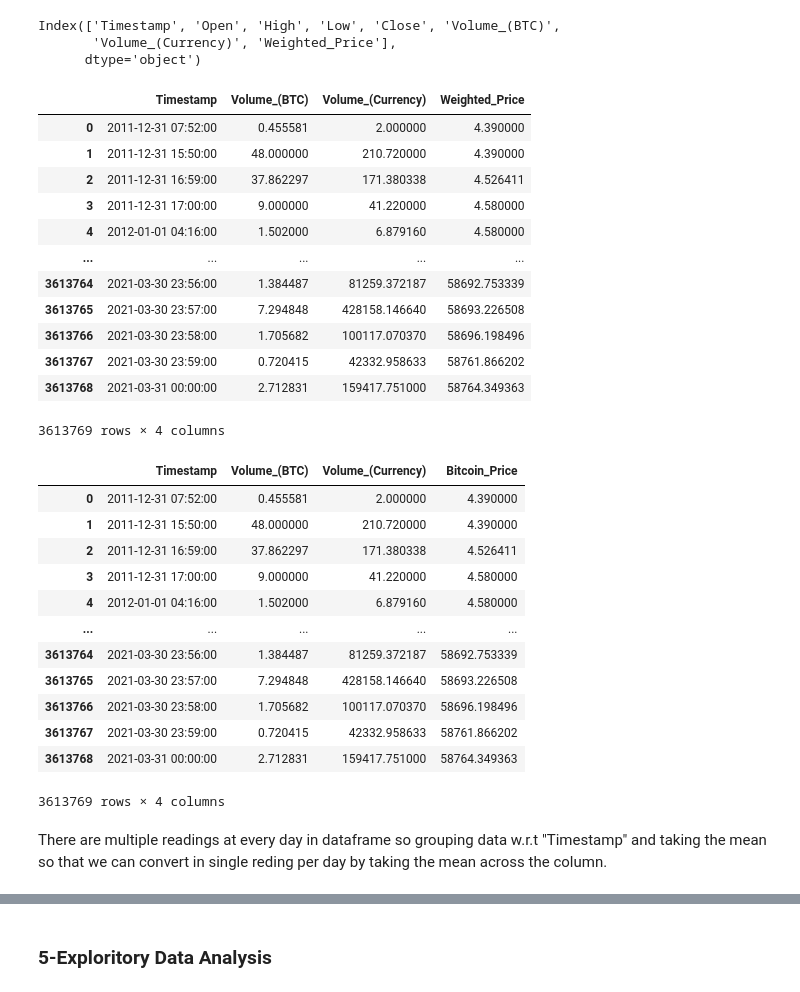
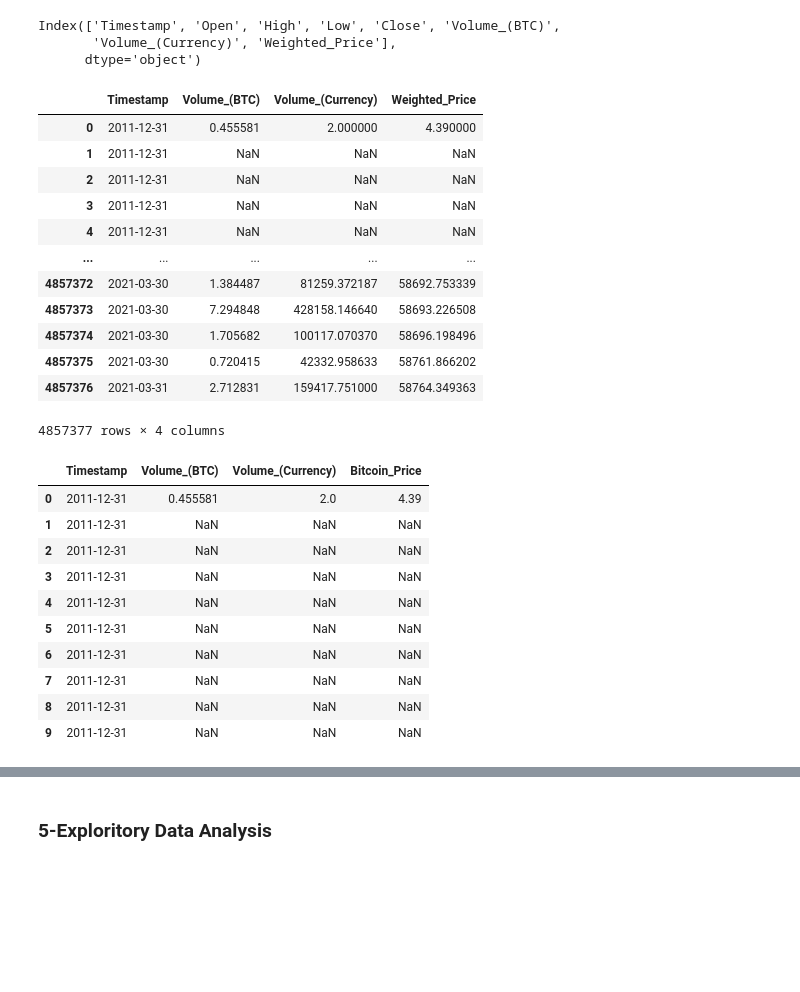
Before and after one commit to FaizanHameed1/Bitcoin-Price-Prediction-using-LSTM, a Jupyter notebook: Bitcoin_Price_Prediction_using_LSTM.ipynb, the cells around one changed output, grey strips where cells are left out. Saved outputs shown, nothing was run; the diff lists cells and outputs as text; code cells hidden in the pictures; blank space fills up the shorter version.

```diff
--- a/Bitcoin_Price_Prediction_using_LSTM.ipynb
+++ b/Bitcoin_Price_Prediction_using_LSTM.ipynb
@@ -88,7 +86,3 @@ d_frame.shape # No of rows and columns in this dataframe
 (4857377, 8)
 # %% [markdown]
 ### 4-Data Cleaning
-# %%
-# We want to replace missing values i.e "?" to Python's default missing value marker "NaN"
-d_frame.replace("?", np.nan, inplace = True)
-d_frame.head(10)
@@ -151,7 +88,0 @@ We can see from data that there are whole rows of missing values which we can't
-# %%
-# simply drop whole rows with NaN in "Weighted_Price" column
-d_frame.dropna(subset=["Weighted_Price"], axis=0, inplace=True)
-
-# reset index, because we droped many rows
-d_frame.reset_index(drop=True, inplace=True)
-d_frame.head(10)
@@ -179,6 +91,6 @@ Now we are going to convert time stemp to date.
 # %%
-d_frame["Timestamp"]=pd.to_datetime(d_frame['Timestamp'],unit='s')#.dt.date #We converted in time stamp format
+d_frame["Timestamp"]=pd.to_datetime(d_frame['Timestamp'],unit='s').dt.date #We converted in time stamp format
 #d_frame = d_frame.set_index(['Timestamp']) #If we want to set "Timestamp" as index.
-d_frame.head(10)
+d_frame.head(5)
 # %% [output]
 |  | Timestamp | Open | High | Low | Close | Volume_(BTC) | Volume_(Currency) | Weighted_Price |
@@ -226,38 +133,34 @@ d_frame.drop(['Open',"High",'Low','Close'] , inplace=True, axis=1)
 d_frame
 # %% [output]
 |  | Timestamp | Volume_(BTC) | Volume_(Currency) | Weighted_Price |
-| 0 | 2011-12-31 07:52:00 | 0.455581 | 2.000000 | 4.390000 |
-| 1 | 2011-12-31 15:50:00 | 48.000000 | 210.720000 | 4.390000 |
-| 2 | 2011-12-31 16:59:00 | 37.862297 | 171.380338 | 4.526411 |
-| 3 | 2011-12-31 17:00:00 | 9.000000 | 41.220000 | 4.580000 |
-| 4 | 2012-01-01 04:16:00 | 1.502000 | 6.879160 | 4.580000 |
+| 0 | 2011-12-31 | 0.455581 | 2.000000 | 4.390000 |
+| 1 | 2011-12-31 | NaN | NaN | NaN |
+| 2 | 2011-12-31 | NaN | NaN | NaN |
+| 3 | 2011-12-31 | NaN | NaN | NaN |
+| 4 | 2011-12-31 | NaN | NaN | NaN |
 | ... | ... | ... | ... | ... |
-| 3613764 | 2021-03-30 23:56:00 | 1.384487 | 81259.372187 | 58692.753339 |
-| 3613765 | 2021-03-30 23:57:00 | 7.294848 | 428158.146640 | 58693.226508 |
-| 3613766 | 2021-03-30 23:58:00 | 1.705682 | 100117.070370 | 58696.198496 |
-| 3613767 | 2021-03-30 23:59:00 | 0.720415 | 42332.958633 | 58761.866202 |
-| 3613768 | 2021-03-31 00:00:00 | 2.712831 | 159417.751000 | 58764.349363 |
+| 4857372 | 2021-03-30 | 1.384487 | 81259.372187 | 58692.753339 |
+| 4857373 | 2021-03-30 | 7.294848 | 428158.146640 | 58693.226508 |
+| 4857374 | 2021-03-30 | 1.705682 | 100117.070370 | 58696.198496 |
+| 4857375 | 2021-03-30 | 0.720415 | 42332.958633 | 58761.866202 |
+| 4857376 | 2021-03-31 | 2.712831 | 159417.751000 | 58764.349363 |
-3613769 rows × 4 columns
+4857377 rows × 4 columns
 # %%
 #Renaming Column "Weighted_Price"
 d_frame.rename(columns={'Weighted_Price': 'Bitcoin_Price'}, inplace=True)
-d_frame
+d_frame.head(10)
 # %% [output]
 |  | Timestamp | Volume_(BTC) | Volume_(Currency) | Bitcoin_Price |
-| 0 | 2011-12-31 07:52:00 | 0.455581 | 2.000000 | 4.390000 |
-| 1 | 2011-12-31 15:50:00 | 48.000000 | 210.720000 | 4.390000 |
-| 2 | 2011-12-31 16:59:00 | 37.862297 | 171.380338 | 4.526411 |
-| 3 | 2011-12-31 17:00:00 | 9.000000 | 41.220000 | 4.580000 |
-| 4 | 2012-01-01 04:16:00 | 1.502000 | 6.879160 | 4.580000 |
-| ... | ... | ... | ... | ... |
-| 3613764 | 2021-03-30 23:56:00 | 1.384487 | 81259.372187 | 58692.753339 |
-| 3613765 | 2021-03-30 23:57:00 | 7.294848 | 428158.146640 | 58693.226508 |
-| 3613766 | 2021-03-30 23:58:00 | 1.705682 | 100117.070370 | 58696.198496 |
-| 3613767 | 2021-03-30 23:59:00 | 0.720415 | 42332.958633 | 58761.866202 |
-| 3613768 | 2021-03-31 00:00:00 | 2.712831 | 159417.751000 | 58764.349363 |
+| 0 | 2011-12-31 | 0.455581 | 2.0 | 4.39 |
+| 1 | 2011-12-31 | NaN | NaN | NaN |
+| 2 | 2011-12-31 | NaN | NaN | NaN |
+| 3 | 2011-12-31 | NaN | NaN | NaN |
+| 4 | 2011-12-31 | NaN | NaN | NaN |
+| 5 | 2011-12-31 | NaN | NaN | NaN |
+| 6 | 2011-12-31 | NaN | NaN | NaN |
+| 7 | 2011-12-31 | NaN | NaN | NaN |
+| 8 | 2011-12-31 | NaN | NaN | NaN |
+| 9 | 2011-12-31 | NaN | NaN | NaN |
-3613769 rows × 4 columns
-# %% [markdown]
-There are multiple readings at every day in dataframe so  grouping data w.r.t "Timestamp" and taking the mean so that we can convert in single reding per day by taking the mean across the column.
 # %%
 #grouping=d_frame.groupby('Timestamp')
 #df=grouping[ 'Volume_(BTC)','Volume_(Currency)', 'Bitcoin_Price'].mean()
```
Also changed, not shown: parts of 122 cells of this notebook.
